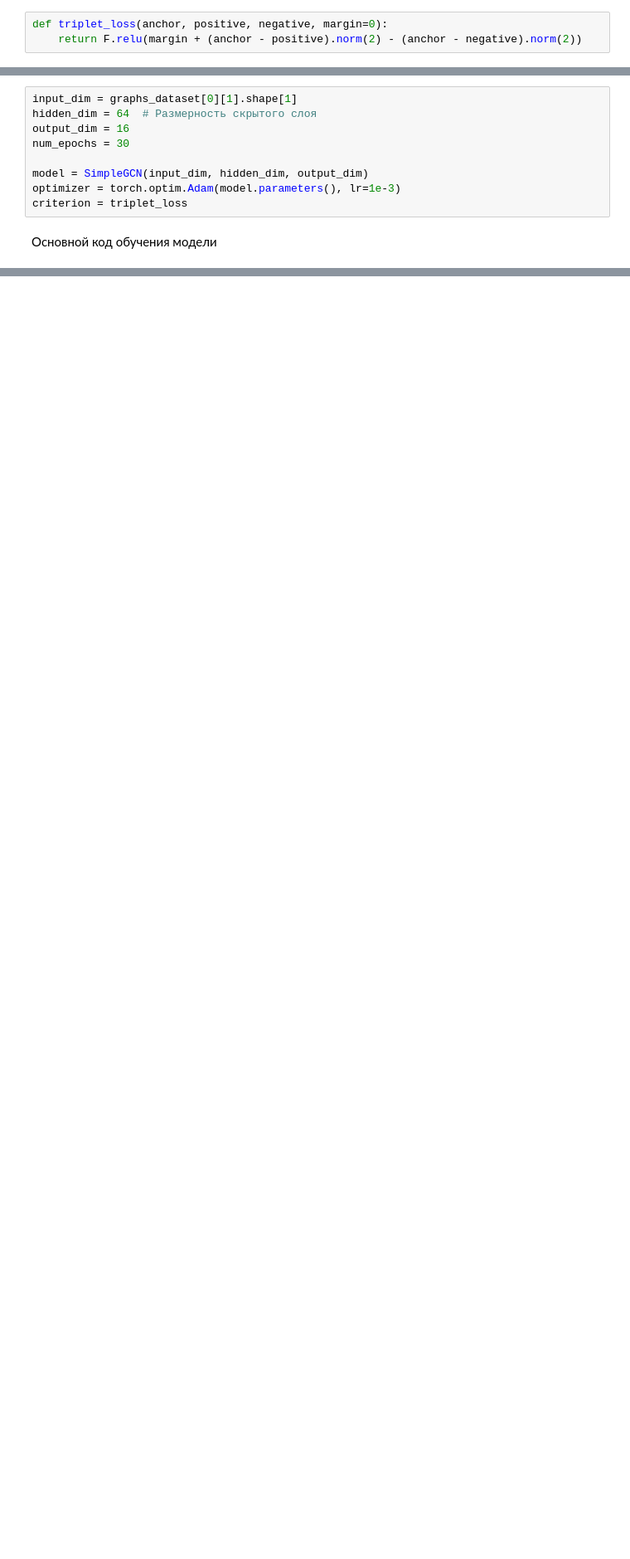
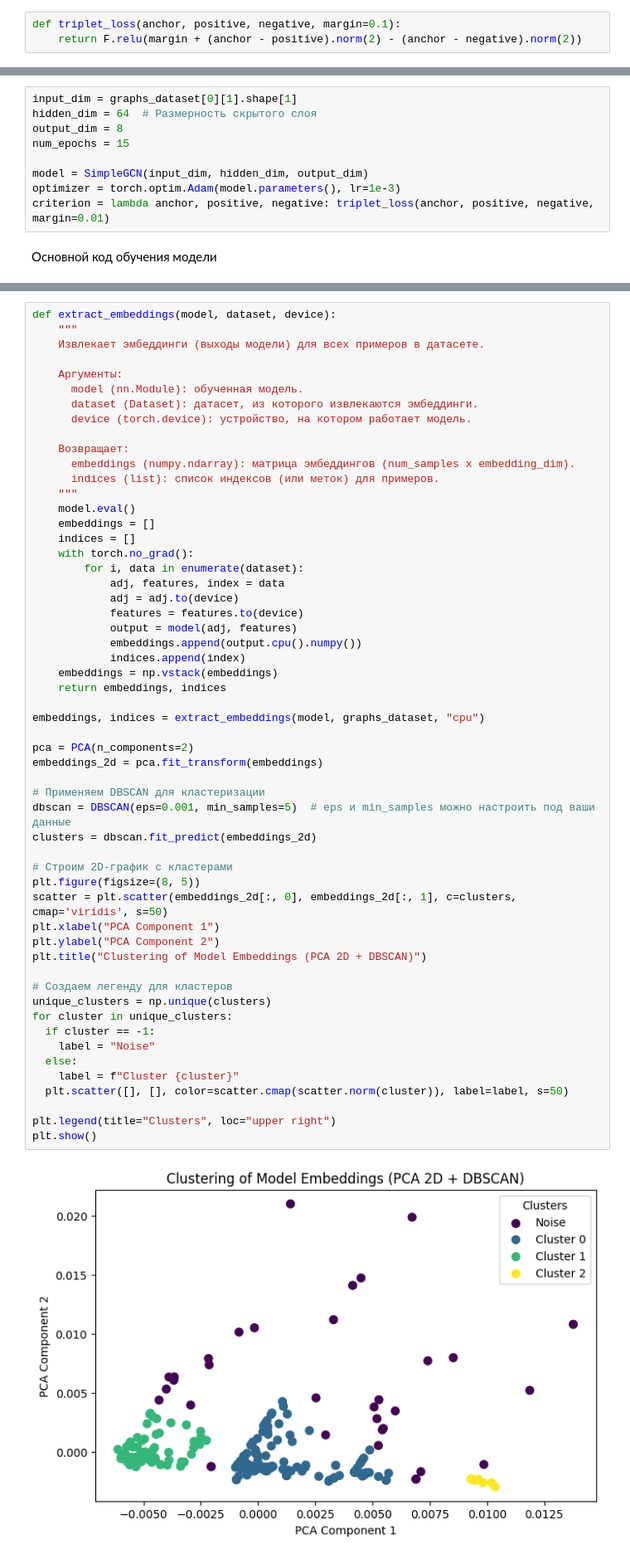
Before and after one commit to intsystems/predicator-function-for-neural-networks, a Jupyter notebook: code/GCN.ipynb, the cells around one changed output, grey strips where cells are left out. Shown at 83% size. Cells and saved outputs as stored; diff of their text form; blank space fills up the shorter version.

Commit message:
add clustering in GCN code, add one-slide presentation

```diff
--- a/code/GCN.ipynb
+++ b/code/GCN.ipynb
@@ -454,5 +457,5 @@ print(f"Test dataset size: {len(valid_dataset)}")
 Train dataset size: 240
 Test dataset size: 60
 # %%
-def triplet_loss(anchor, positive, negative, margin=0):
+def triplet_loss(anchor, positive, negative, margin=0.1):
     return F.relu(margin + (anchor - positive).norm(2) - (anchor - negative).norm(2))
@@ -459,11 +547,11 @@ def triplet_loss(anchor, positive, negative, margin=0):
 # %%
 input_dim = graphs_dataset[0][1].shape[1]
 hidden_dim = 64  # Размерность скрытого слоя
-output_dim = 16
-num_epochs = 30
+output_dim = 8
+num_epochs = 15
 
 model = SimpleGCN(input_dim, hidden_dim, output_dim)
 optimizer = torch.optim.Adam(model.parameters(), lr=1e-3)
-criterion = triplet_loss
+criterion = lambda anchor, positive, negative: triplet_loss(anchor, positive, negative, margin=0.01)
 # %% [markdown]
 Основной код обучения модели
@@ -576,0 +563,57 @@ Epoch 30, Train Loss: 0.0000, Valid Loss: 0.0000
+# %%
+def extract_embeddings(model, dataset, device):
+    """
+    Извлекает эмбеддинги (выходы модели) для всех примеров в датасете.
+
+    Аргументы:
+      model (nn.Module): обученная модель.
+      dataset (Dataset): датасет, из которого извлекаются эмбеддинги.
+      device (torch.device): устройство, на котором работает модель.
+
+    Возвращает:
+      embeddings (numpy.ndarray): матрица эмбеддингов (num_samples x embedding_dim).
+      indices (list): список индексов (или меток) для примеров.
+    """
+    model.eval()
+    embeddings = []
+    indices = []
+    with torch.no_grad():
+        for i, data in enumerate(dataset):
+            adj, features, index = data
+            adj = adj.to(device)
+            features = features.to(device)
+            output = model(adj, features)
+            embeddings.append(output.cpu().numpy())
+            indices.append(index)
+    embeddings = np.vstack(embeddings)
+    return embeddings, indices
+
+embeddings, indices = extract_embeddings(model, graphs_dataset, "cpu")
+
+pca = PCA(n_components=2)
+embeddings_2d = pca.fit_transform(embeddings)
+
+# Применяем DBSCAN для кластеризации
+dbscan = DBSCAN(eps=0.001, min_samples=5)  # eps и min_samples можно настроить под ваши данные
+clusters = dbscan.fit_predict(embeddings_2d)
+
+# Строим 2D-график с кластерами
+plt.figure(figsize=(8, 5))
+scatter = plt.scatter(embeddings_2d[:, 0], embeddings_2d[:, 1], c=clusters, cmap='viridis', s=50)
+plt.xlabel("PCA Component 1")
+plt.ylabel("PCA Component 2")
+plt.title("Clustering of Model Embeddings (PCA 2D + DBSCAN)")
+
+# Создаем легенду для кластеров
+unique_clusters = np.unique(clusters)
+for cluster in unique_clusters:
+  if cluster == -1:
+    label = "Noise"
+  else:
+    label = f"Cluster {cluster}"
+  plt.scatter([], [], color=scatter.cmap(scatter.norm(cluster)), label=label, s=50)
+
+plt.legend(title="Clusters", loc="upper right")
+plt.show()
+# %% [output]
+[figure, added]
```
Also changed, not shown: parts of 8 cells of this notebook, 5 other files.
